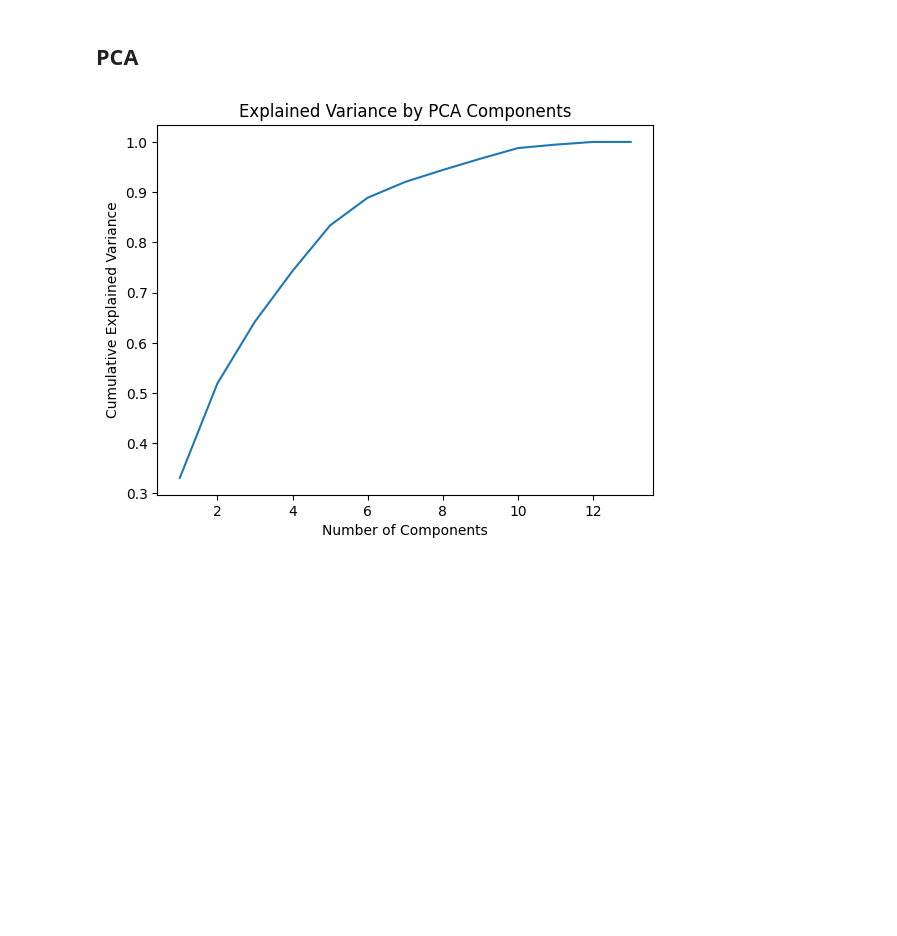
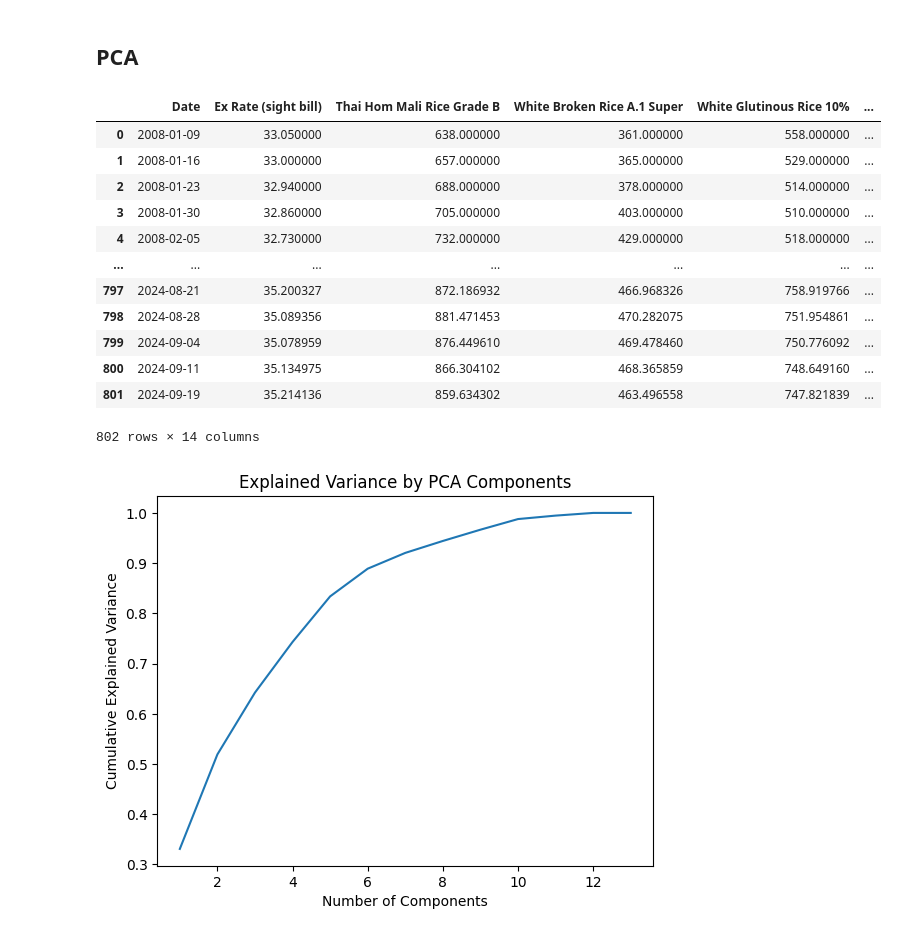
Before and after one commit to chanopsethiwan/RicePricePrediction, a Jupyter notebook: src/ChanopSethiwanA0296969WAssignment2.ipynb, the cells around one changed output. Drawn from its saved outputs; the diff is of its cells as text; code cells hidden in the pictures; blank space fills up the shorter version.

```diff
--- a/src/ChanopSethiwanA0296969WAssignment2.ipynb
+++ b/src/ChanopSethiwanA0296969WAssignment2.ipynb
@@ -814,12 +849,23 @@ Name: Pakistan_White_5%, Length: 78, dtype: float64
 # %% [markdown]
 ## PCA
 # %%
-#preprocess data
-merged_df = pd.read_csv('../data/final_merged_df.csv')
-merged_df
+# Preprocess data
+merged_df = pd.read_csv('../data/final_forecasted_price.csv')
+merged_df['Date'] = pd.to_datetime(merged_df['Date'])
 merged_df['Year'] = pd.to_datetime(merged_df['Date']).dt.year
 merged_df['Month'] = pd.to_datetime(merged_df['Date']).dt.month
-X = merged_df.drop(columns=['White Rice 5%', 'Date'])  # Drop target and non-numeric columns
-y = merged_df['White Rice 5%']  # Target variable
-scaler = StandardScaler()
-numeric_data_scaled = scaler.fit_transform(X)
+merged_df
+# %% [output]
+|  | Date | Ex Rate (sight bill) | Thai Hom Mali Rice Grade B | White Broken Rice A.1 Super | White Glutinous Rice 10% | ... |
+| 0 | 2008-01-09 | 33.050000 | 638.000000 | 361.000000 | 558.000000 | ... |
+| 1 | 2008-01-16 | 33.000000 | 657.000000 | 365.000000 | 529.000000 | ... |
+| 2 | 2008-01-23 | 32.940000 | 688.000000 | 378.000000 | 514.000000 | ... |
+| 3 | 2008-01-30 | 32.860000 | 705.000000 | 403.000000 | 510.000000 | ... |
+| 4 | 2008-02-05 | 32.730000 | 732.000000 | 429.000000 | 518.000000 | ... |
+| ... | ... | ... | ... | ... | ... | ... |
+| 797 | 2024-08-21 | 35.200327 | 872.186932 | 466.968326 | 758.919766 | ... |
+| 798 | 2024-08-28 | 35.089356 | 881.471453 | 470.282075 | 751.954861 | ... |
+| 799 | 2024-09-04 | 35.078959 | 876.449610 | 469.478460 | 750.776092 | ... |
+| 800 | 2024-09-11 | 35.134975 | 866.304102 | 468.365859 | 748.649160 | ... |
+| 801 | 2024-09-19 | 35.214136 | 859.634302 | 463.496558 | 747.821839 | ... |
+802 rows × 14 columns
```
Also changed, not shown: parts of 5 cells of this notebook.
